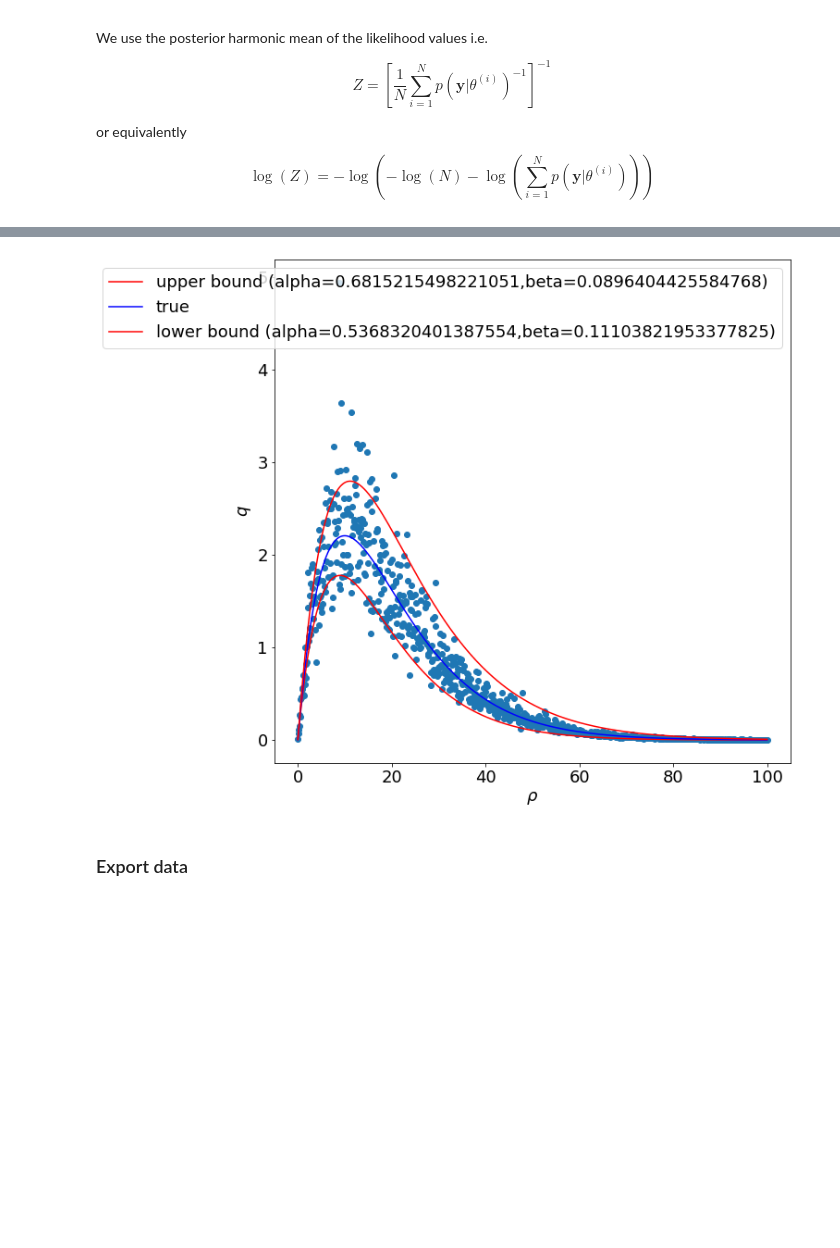
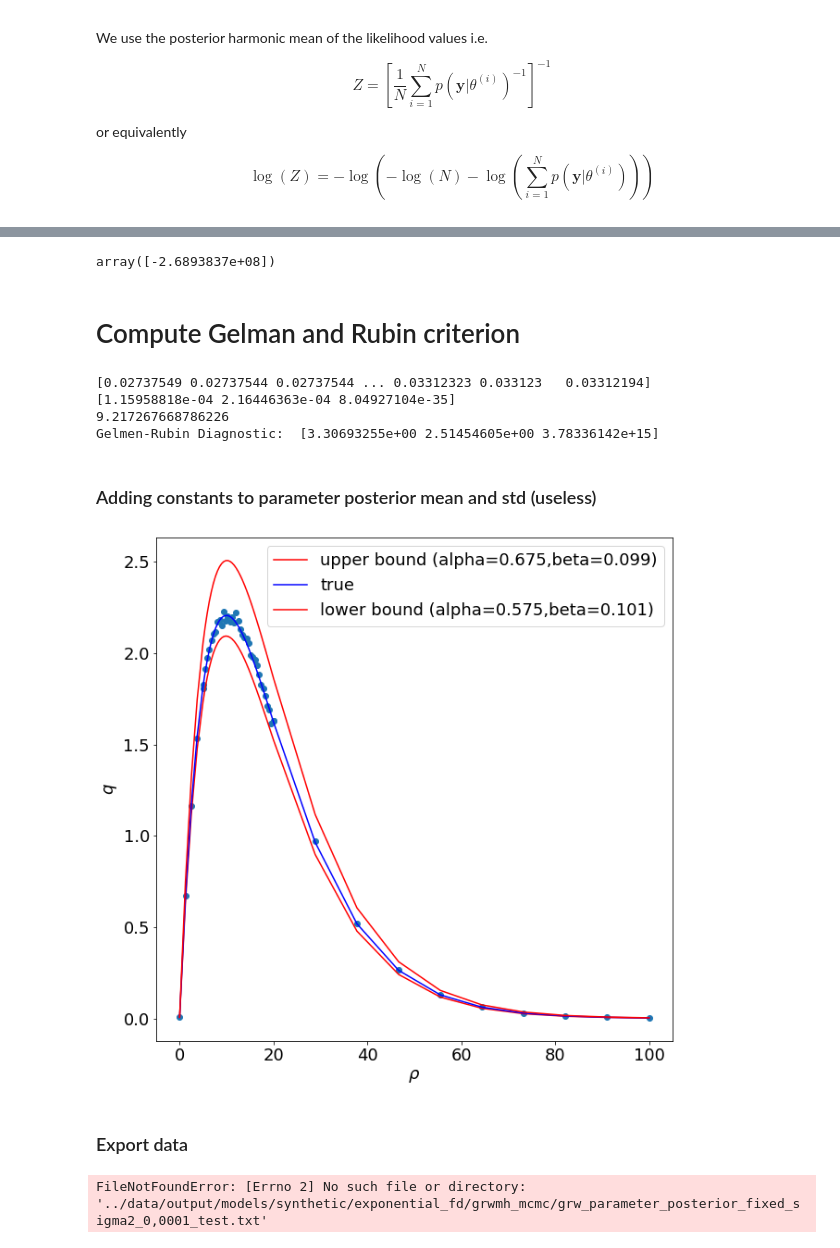
Before and after one commit to YannisZa/probabilistic_traffic_flow_modelling, a Jupyter notebook: notebooks/exponential_fd_metropolis_hastings_debugging.ipynb, the cells around one changed output, grey strips where cells are left out. Saved outputs shown, nothing was run; the diff lists cells and outputs as text; code cells hidden in the pictures; blank space fills up the shorter version.

Commit message:
various changes - implemented thermodynamic integration mcmc

```diff
--- a/notebooks/exponential_fd_metropolis_hastings_debugging.ipynb
+++ b/notebooks/exponential_fd_metropolis_hastings_debugging.ipynb
@@ -23,7 +23,7 @@ np.random.seed(2021)
 n = 50
 
 # Generate rho
-rho = np.linspace(0.01,100,n)
+rho = np.concatenate([np.linspace(0.01,5,5),np.linspace(5,20,35),np.linspace(20,100,10)])
 
 # Define exponential fundamental diagram
 def exponential_fd(p):
@@ -33,7 +33,7 @@ def exponential_fd(p):
 alpha = 0.6 # 0.2, 0.6
 beta = 0.1 # 0.02, 0.1
 # Define noise
-sigma2 = 0.05 # 0.05, 0.1
+sigma2 = 0.0001 # 0.05, 0.1
 
 # Simulate q
 q_true = exponential_fd([alpha,beta])
@@ -941,0 +978,6 @@ Log marginal likelihood: 101.85151760157784
+# %%
+grwmh_thermondynamic_lml[0]
+# %% [output]
+array([-2.6893837e+08])
+# %% [markdown]
+# Compute Gelman and Rubin criterion
@@ -942,24 +999,33 @@ Log marginal likelihood: 101.85151760157784
+# %%
+gelman_rubin_statistic(grwmh_thermondynamic_samples)
+# %% [output]
+[0.02737549 0.02737544 0.02737544 ... 0.03312323 0.033123   0.03312194]
+[1.15958818e-04 2.16446363e-04 8.04927104e-35]
+9.217267668786226
+Gelmen-Rubin Diagnostic:  [3.30693255e+00 2.51454605e+00 3.78336142e+15]
+# %% [markdown]
+### Adding constants to parameter posterior mean and std (useless)
 # %%
-alpha_upper = np.max(grw_mcmc_parameters[burnin:,:],axis=0)[0] + 0.05
-beta_upper = np.max(grw_mcmc_parameters[burnin:,:],axis=0)[1] + 0.01
+alpha_upper = 0.675#np.max(grw_mcmc_parameters[burnin:,:],axis=0)[0] + 0.05
+beta_upper = 0.101#np.max(grw_mcmc_parameters[burnin:,:],axis=0)[1] + 0.01
 
-alpha_lower = np.min(grw_mcmc_parameters[burnin:,:],axis=0)[0] - 0.05
-beta_lower = np.min(grw_mcmc_parameters[burnin:,:],axis=0)[1] - 0.01
+alpha_lower = 0.575#np.min(grw_mcmc_parameters[burnin:,:],axis=0)[0] - 0.05
+beta_lower = 0.099#np.min(grw_mcmc_parameters[burnin:,:],axis=0)[1] - 0.01
 
 q_upper = exponential_fd([alpha_upper,beta_lower])
 q_lower = exponential_fd([alpha_lower,beta_upper])
 
 plt.figure(figsize=(10,10))
 plt.scatter(rho,q)
 plt.plot(rho,q_lower,color='r',label=f'upper bound (alpha={alpha_upper},beta={beta_lower})')
 plt.plot(rho,q_true,color='b',label='true')
 plt.plot(rho,q_upper,color='r',label=f'lower bound (alpha={alpha_lower},beta={beta_upper})')
 plt.xlabel(r'$\rho$')
 plt.ylabel(r'$q$')
 plt.legend()
 plt.ioff()
 # %% [output]
-[figure, old version]
+[figure, new version]
 # %% [markdown]
 ### Export data
 # %%
@@ -991,3 +1057,5 @@ if export_data:
 
     with open(base_url+method+'/'+filename+'_metadata.json', 'w') as outfile:
         json.dump(grw_posterior_metadata, outfile)
+# %% [output]
+FileNotFoundError: [Errno 2] No such file or directory: '../data/output/models/synthetic/exponential_fd/grwmh_mcmc/grw_parameter_posterior_fixed_sigma2_0,0001_test.txt'
```
Also changed, not shown: parts of 29 cells of this notebook, 8 other files.
